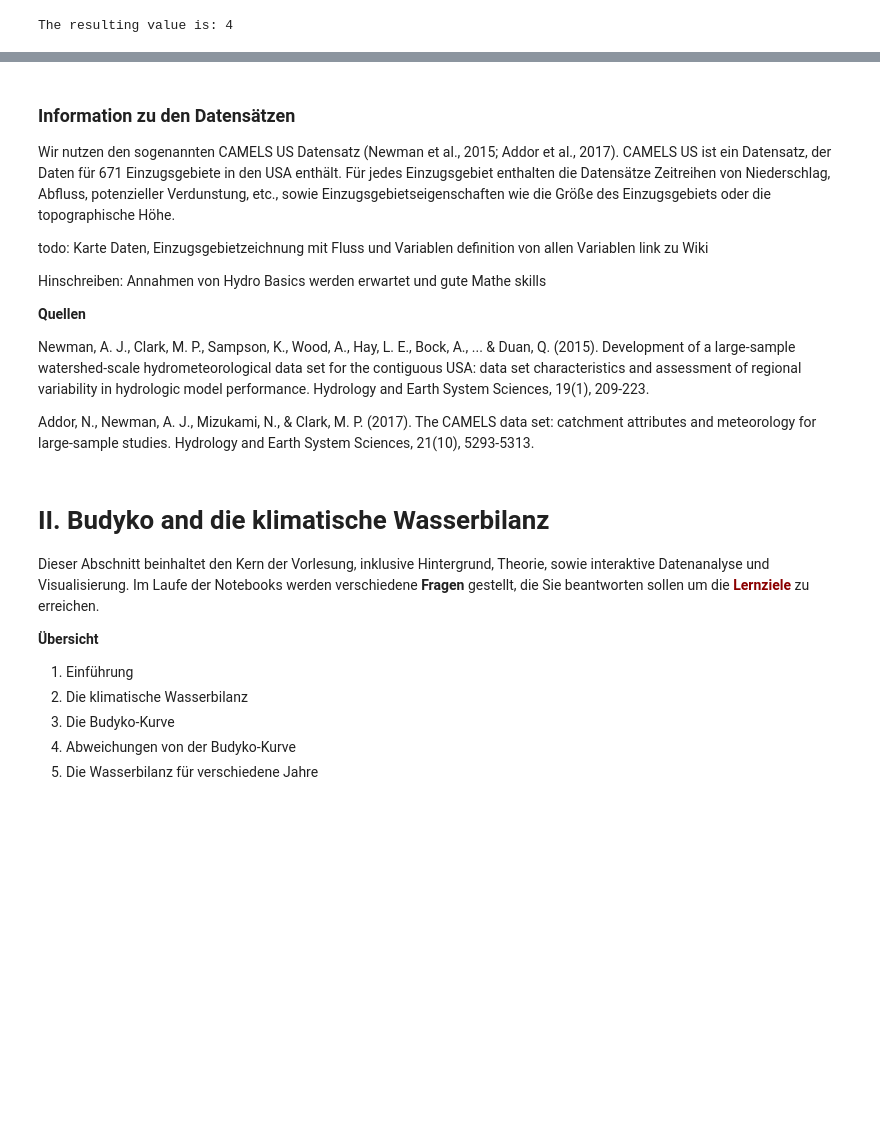
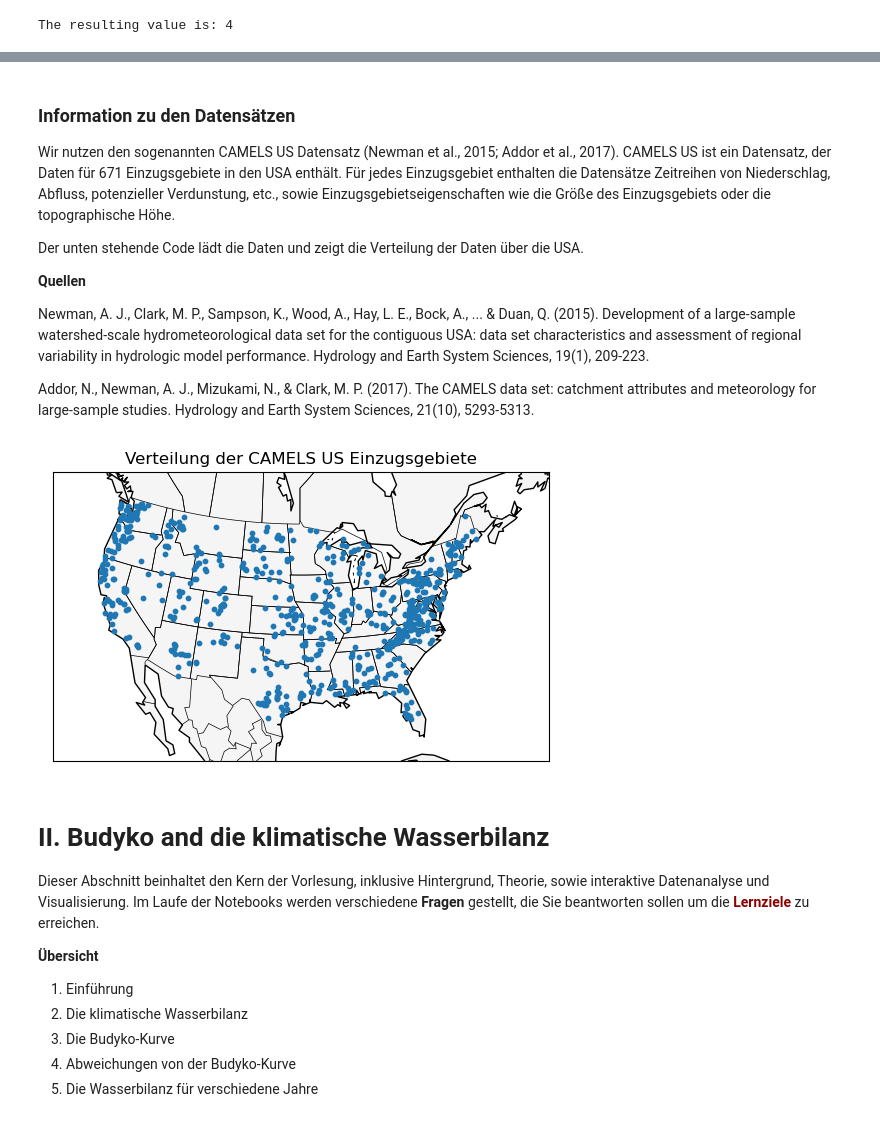
Before and after one commit to SebastianGnann/Budyko_Lehre, a Jupyter notebook: Budyko.ipynb, the cells around one changed output, grey strips where cells are left out. Drawn from its saved outputs; the diff is of its cells as text; code cells hidden in the pictures; blank space fills up the shorter version.

```diff
--- a/Budyko.ipynb
+++ b/Budyko.ipynb
@@ -75,11 +101,7 @@ Wir nutzen den sogenannten CAMELS US Datensatz (Newman et al., 2015; Addor et al
 CAMELS US ist ein Datensatz, der Daten für 671 Einzugsgebiete in den USA enthält.
 Für jedes Einzugsgebiet enthalten die Datensätze Zeitreihen von Niederschlag, Abfluss, potenzieller Verdunstung, etc., sowie Einzugsgebietseigenschaften wie die Größe des Einzugsgebiets oder die topographische Höhe.
 
-todo: Karte Daten, Einzugsgebietzeichnung mit Fluss und Variablen
-definition von allen Variablen
-link zu Wiki
-
-Hinschreiben: Annahmen von Hydro Basics werden erwartet und gute Mathe skills
+Der unten stehende Code lädt die Daten und zeigt die Verteilung der Daten über die USA.
 
 **Quellen**
 
@@ -89,15 +111,26 @@ Addor, N., Newman, A. J., Mizukami, N., & Clark, M. P. (2017). The CAMELS data s
 # %%
 # load data into workspace
 df = pd.read_csv("results/camels_US_processed.csv")
 
 # todo: calculate all attributes in code and also change names to German
 
-# todo: add US map
+# create a new map using Basemap
+plt.figure()
+m = Basemap(projection='lcc', resolution='c', width=6E6, height=3.5E6, lat_0=39, lon_0=-95)
+m.drawcoastlines() # draw coastlines
+m.drawcountries() # draw countries
+m.drawstates() # draw states
+m.fillcontinents(color='whitesmoke', lake_color='white')
+x, y = m(df["gauge_lon"], df["gauge_lat"]) # convert latitude and longitude to x and y coordinates
+m.scatter(x, y, s=10, color='tab:blue', zorder=5) # plot the data points on the map
+plt.title("Verteilung der CAMELS US Einzugsgebiete")
 
 # calculate aridity and climatic water balance
 df["aridity_class"] = 0 # assign aridity class (0 = energy-limited, 1 = water-limited)
 df.loc[df["aridity"] > 1, "aridity_class"] = 1
 df["climatic_water_balance"] = df["precipitation"] - df["pet"] # climatic water balance is defined as PET - P
+# %% [output]
+[figure, added]
 # %% [markdown]
 # **II. Budyko and die klimatische Wasserbilanz**
 
```
Also changed, not shown: parts of 16 cells of this notebook, 1 other file.
